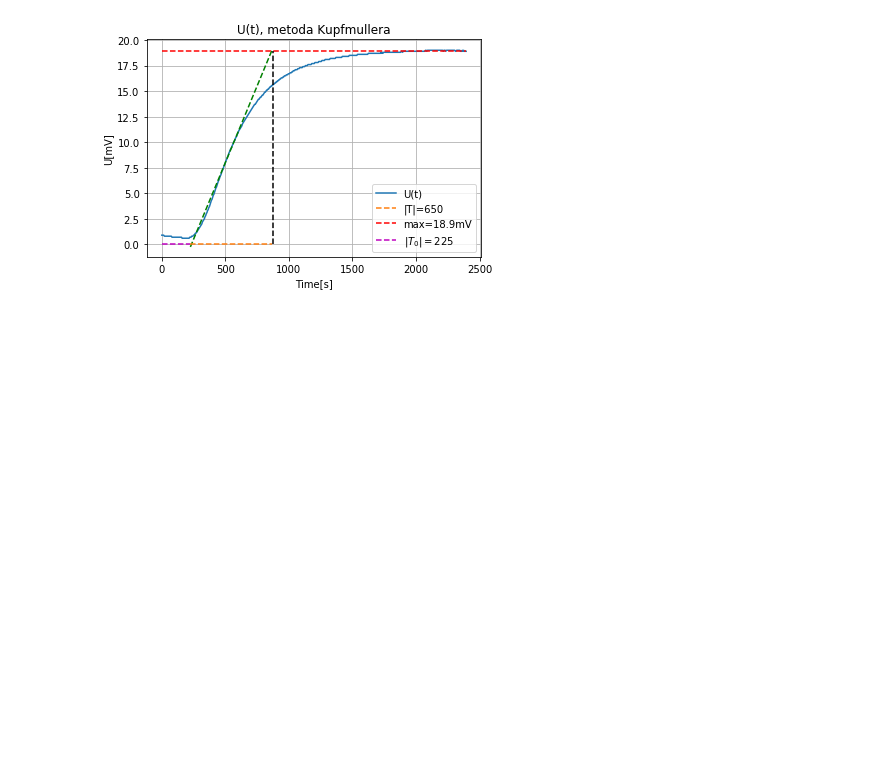
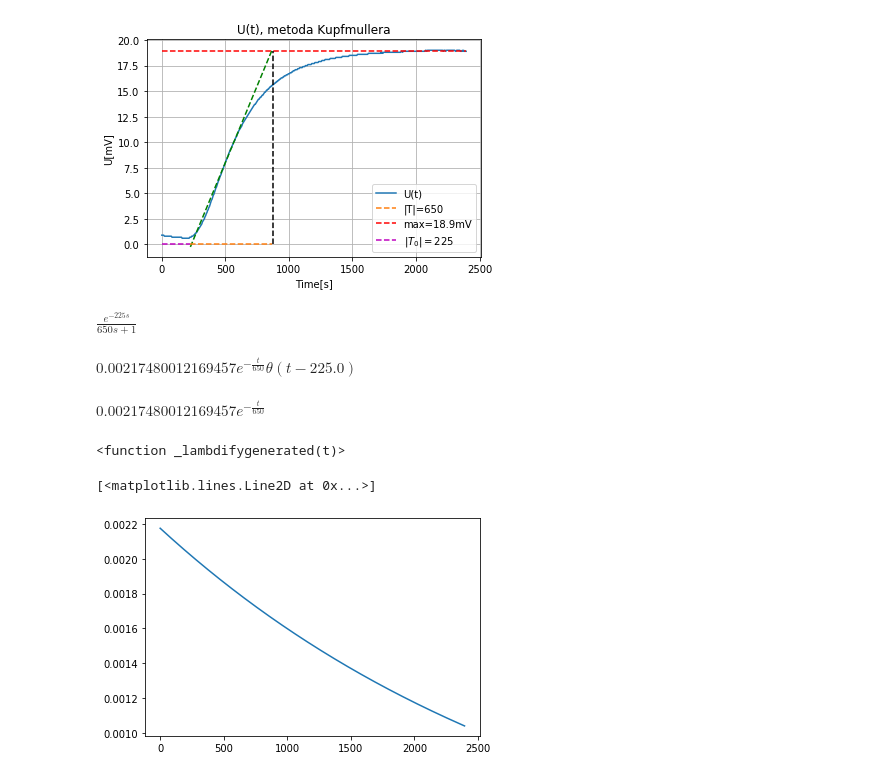
Before and after one commit to John15321/UOA, a Jupyter notebook: CW1/oesu.ipynb, the cells around one changed output. Drawn from its saved outputs; the diff is of its cells as text; code cells hidden in the pictures; blank space fills up the shorter version.

```diff
--- a/CW1/oesu.ipynb
+++ b/CW1/oesu.ipynb
@@ -74,3 +77,39 @@ plt.savefig("kumpf.png", dpi=300)
 plt.show()
 # %% [output]
 [figure]
+# %%
+# Definiujemy obiekty biblioteki SymPy
+t, e, s = senpai.symbols('t e s')
+# Wspolczynniki
+k = 1
+T = 650
+T_0 = 225
+# Tworzymy rownanie
+Ks = (k*e**(-s*T_0))/(T*s+1)
+Ks
+# %% [output]
+$\displaystyle \frac{e^{- 225 s}}{650 s + 1}$
+# %%
+yt = senpai.inverse_laplace_transform(Ks.replace(e, np.e), s, t)
+yt
+# %% [output]
+$\displaystyle 0.00217480012169457 e^{- \frac{t}{650}} \theta\left(t - 225.0\right)$
+# %%
+yt = senpai.inverse_laplace_transform(Ks.replace(e, np.e), s, t).replace(Heaviside(t-225), 1)
+yt
+# %% [output]
+$\displaystyle 0.00217480012169457 e^{- \frac{t}{650}}$
+# %%
+y = senpai.lambdify(t, yt, modules=['numpy'])
+y
+# %% [output]
+<function _lambdifygenerated(t)>
+# %%
+y_kumpf = np.zeros(len(x))
+for each in range(0, len(x)):
+    y_kumpf[each] = y(each)
+# %%
+plt.plot(x, y_kumpf)
+# %% [output]
+[<matplotlib.lines.Line2D at 0x...>]
+[figure, added]
```
Also changed, not shown: parts of 1 cell of this notebook.
